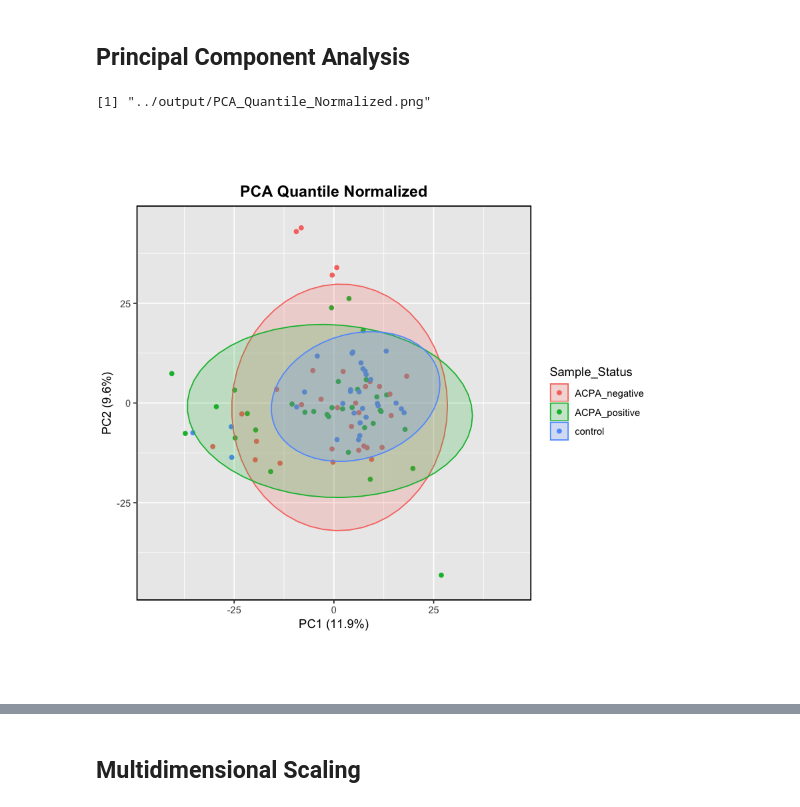
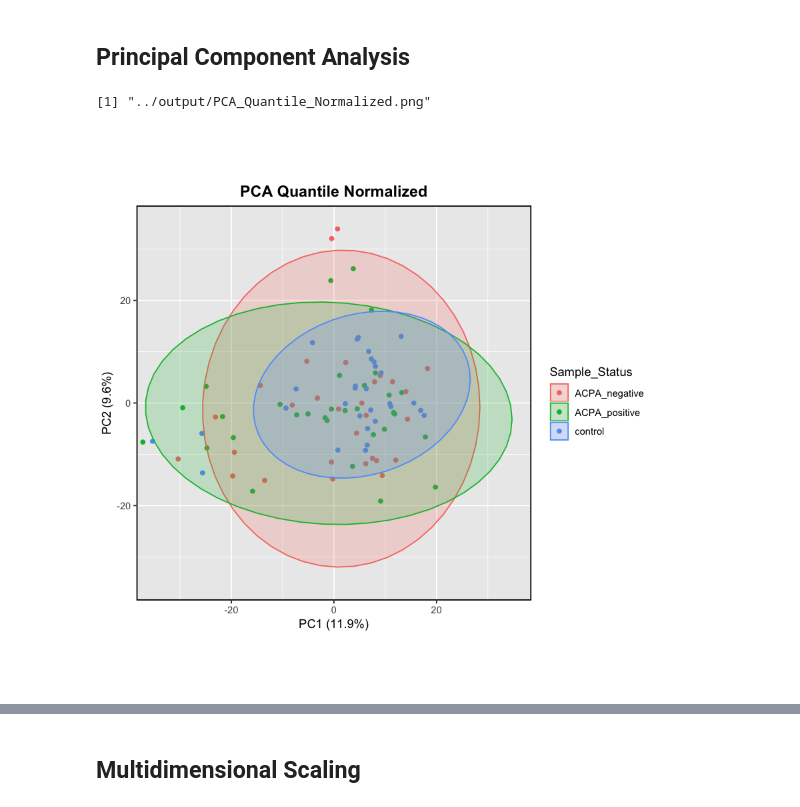
Before and after one commit to danielchang2002/Auto-antibody-Profiling-in-RA, a Jupyter notebook: src/DataVisualization.ipynb, the cells around one changed output, grey strips where cells are left out. Saved outputs shown, nothing was run; the diff lists cells and outputs as text; code cells hidden in the pictures.

```diff
--- a/src/DataVisualization.ipynb
+++ b/src/DataVisualization.ipynb
@@ -106,8 +106,8 @@ plot_pca = function(X, y, title, xlim = NULL, ylim = NULL) {
     return(g)
 }
 # %%
-plot_pca(X_quantile, y, "PCA Quantile Normalized", xlim=c(-45, 45), ylim = c(-45, 45))
+plot_pca(X_quantile, y, "PCA Quantile Normalized", xlim=c(-35, 35), ylim = c(-35, 35))
 # %% [output]
 [1] "../output/PCA_Quantile_Normalized.png"
-[figure, old version]
+[figure, new version]
 # %%
```
Also changed, not shown: parts of 6 cells of this notebook, 6 other files.
